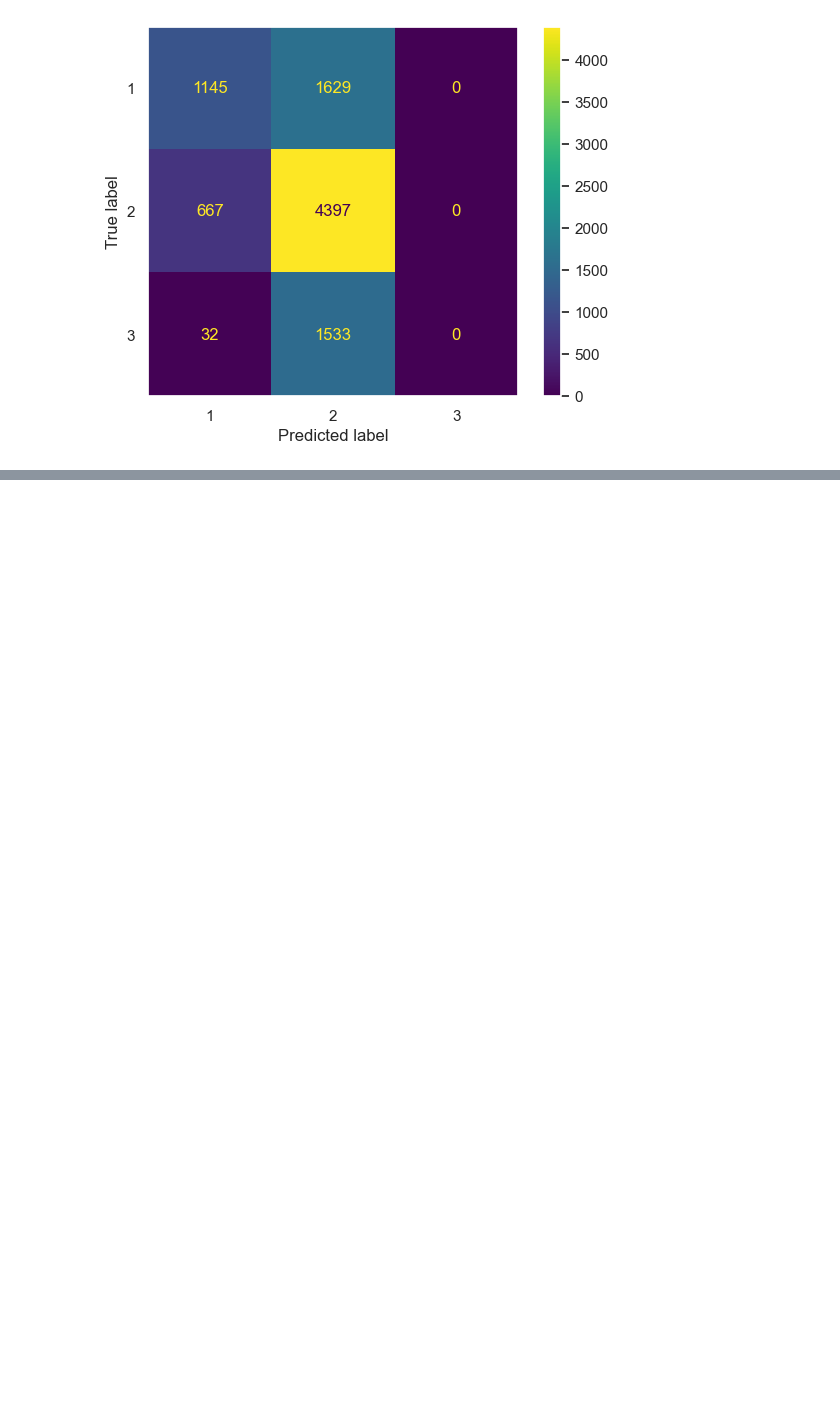
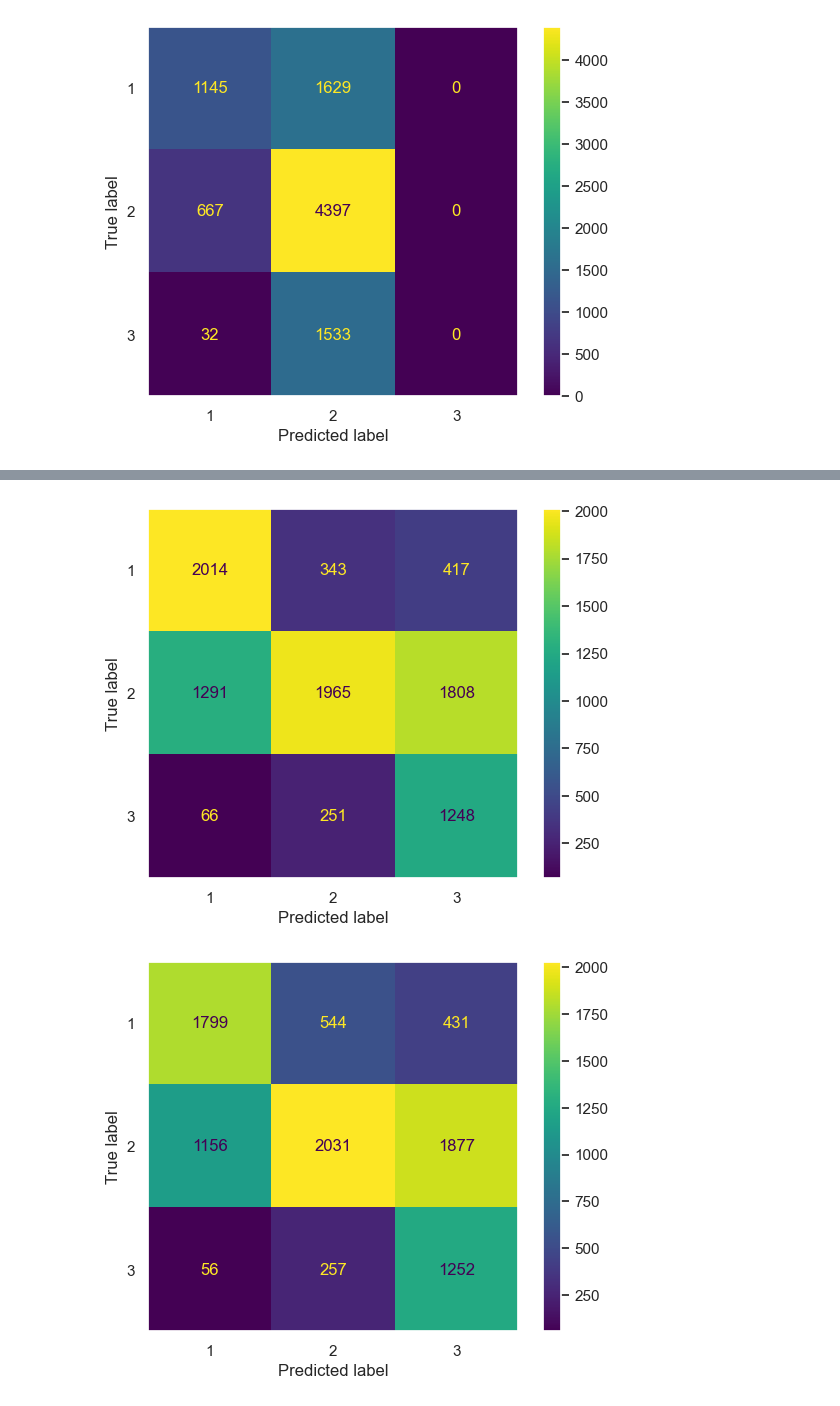
Before and after one commit to Jacob-Tuttle/ECS171-Project, a Jupyter notebook: svm.ipynb, the cells around one changed output, grey strips where cells are left out. Saved outputs shown, nothing was run; the diff lists cells and outputs as text; code cells hidden in the pictures; blank space fills up the shorter version.

Commit message:
added under and oversampling

```diff
--- a/svm.ipynb
+++ b/svm.ipynb
@@ -150,0 +193,26 @@ plt.show()
+# %%
+# someone test the undersampling for me; it took > 20 min to run the oversampling
+# https://machinelearningmastery.com/undersampling-algorithms-for-imbalanced-classification/
+from imblearn.under_sampling import RandomUnderSampler
+rus = RandomUnderSampler()
+X_us, y_us = rus.fit_resample(X_train, y_train)
+
+scaler = preprocessing.StandardScaler()
+Z_trainus = scaler.fit_transform(X_us)
+Z_svm_test = scaler.transform(X_test)
+
+print(y_us.value_counts())
+
+# linear kernel
+svc_li = SVC(kernel='linear')
+svc_li.fit(Z_trainus, np.asarray(y_us))
+
+print('Linear Kernel')
+print(classification_report(y_test, svc_li.predict(Z_svm_test)))
+
+# RBF kernel
+svc_rbf = SVC(kernel='rbf')
+svc_rbf.fit(Z_trainus, np.asarray(y_us))
+
+print('RBF Kernel')
+print(classification_report(y_test, svc_rbf.predict(Z_svm_test)))
@@ -150,0 +237,11 @@ plt.show()
+# %%
+cm_svm_rbf = confusion_matrix(y_test, svc_rbf.predict(Z_svm_test))
+cm_svm_li = confusion_matrix(y_test, svc_li.predict(Z_svm_test))
+cm_display_rbf = ConfusionMatrixDisplay(cm_svm_rbf,display_labels=svc_rbf.classes_).plot()
+plt.grid(False)
+cm_display_li = ConfusionMatrixDisplay(cm_svm_li,display_labels=svc_li.classes_).plot()
+plt.grid(False)
+plt.show()
+# %% [output]
+[figure, added]
+[figure, added]
```
Also changed, not shown: parts of 2 cells of this notebook.
